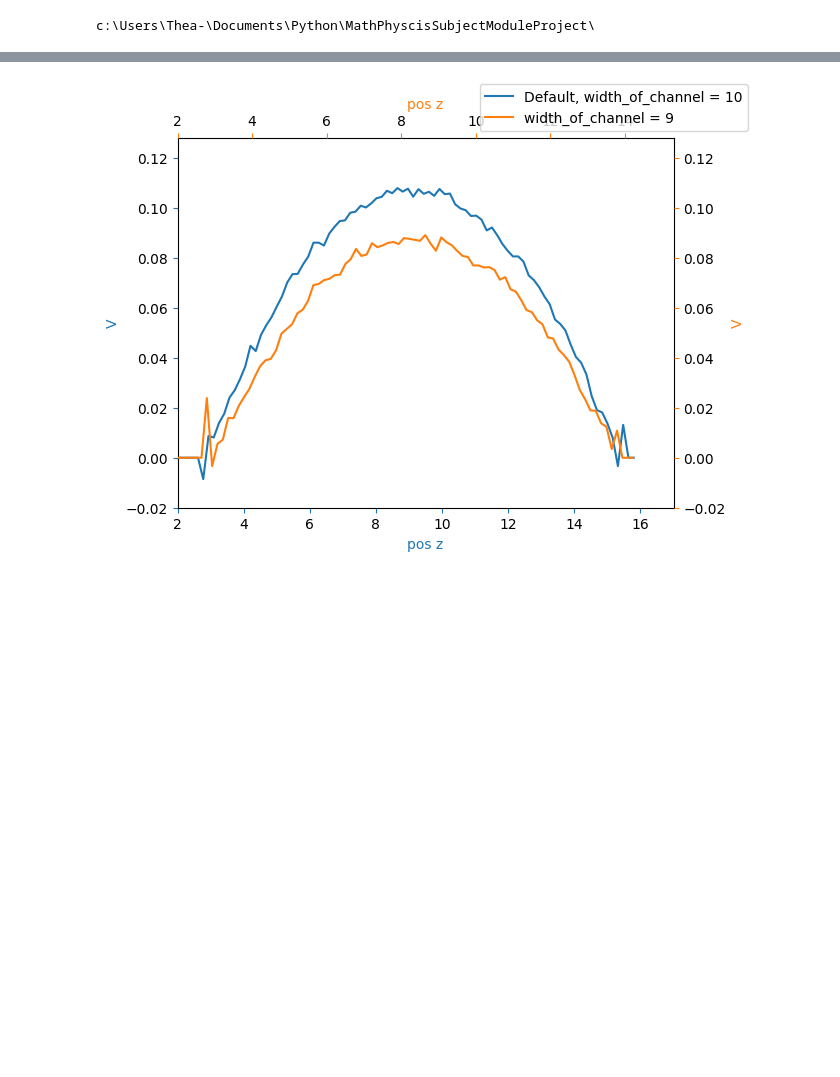
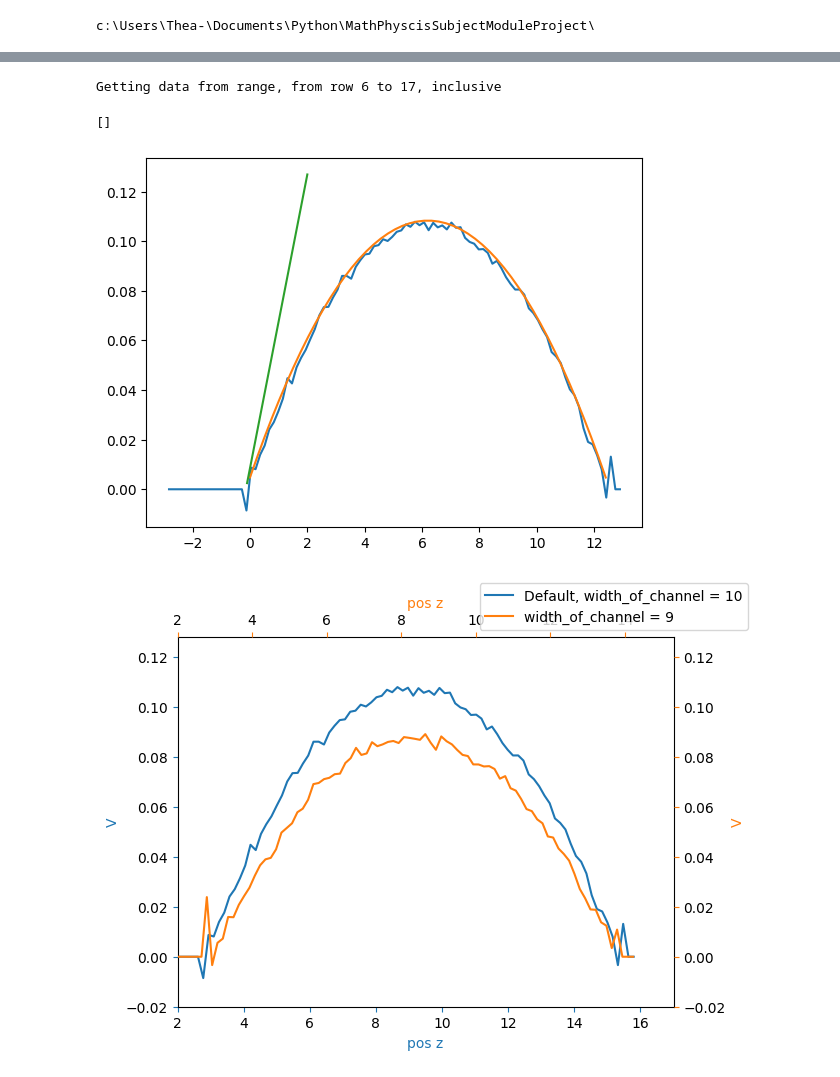
Before and after one commit to Cyandied/MathPhyscisSubjectModuleProject, a Jupyter notebook: DataDisplay/simulationData.ipynb, the cells around one changed output, grey strips where cells are left out. Cells and saved outputs as stored; diff of their text form; code cells hidden in the pictures; blank space fills up the shorter version.

```diff
--- a/DataDisplay/simulationData.ipynb
+++ b/DataDisplay/simulationData.ipynb
@@ -109,25 +66,3 @@ def cleanSpikes(velocity):
             newz.append(0)
         else: newz.append(coord)
     return newz
-# %%
-#Set your default simulation (meaning the simulation you have run where all variables are "default" for you)
-#For me it is T1 at row 5
-default = Data("Thea",5)
-
-#Testing slip length estimation:
-L_s = findSlipLength(default)
-
-print(L_s)
-Z = default["table"]["Z"]-2.9
-min = np.min(Z)
-Y = np.linspace(0,default["simulationParams"]["width_of_channel"]*1.24)
-plt.plot(Z,cleanSpikes(default["table"]["V"]))
-A,B = neumannSlip(L_s,default["simulationParams"]["width_of_channel"]*1.24,default["simulationParams"]["density_fluid"],2.65,-0.01)
-plt.plot(Y,momentumPFlowEquation(Y,default["simulationParams"]["density_fluid"],2.65,-0.01,A,B))
-#End of testing slip length estimation
-
-#In the future, we will have some way of getting the theoretical data here too, but for now it is empty
-theory = None
-
-#I get all my sims, luckily they are right next to eachother in the excel sheet
-sims = getSeveralSims("Thea",rowRange=[6,17])
@@ -139,3 +111,29 @@ Getting data from range, from row 6 to 17, inclusive
+# %%
+#Set your default simulation (meaning the simulation you have run where all variables are "default" for you)
+#For me it is T1 at row 5
+default = Data("Thea",5)
+
+#I get all my sims, luckily they are right next to eachother in the excel sheet
+sims = getSeveralSims("Thea",rowRange=[6,17])
+
+#Testing slip length estimation:
+data = default
+
+L_s,a,b = findSlipLength(data)
+
+Z = data["table"]["Z"]-2.9
+min = np.min(Z)
+Y = np.linspace(0,data["simulationParams"]["width_of_channel"]*1.24)
+plt.plot(Z,cleanSpikes(data["table"]["V"]))
+A,B = neumannSlip(L_s,data["simulationParams"]["width_of_channel"]*1.24,data["simulationParams"]["density_fluid"],2.65,-0.01)
+plt.plot(Y,momentumPFlowEquation(Y,data["simulationParams"]["density_fluid"],2.65,-0.01,A,B))
+X = np.linspace(-0.1,2)
+plt.plot(X,X*a+b)
+#End of testing slip length estimation
+# %% [output]
+Getting data from range, from row 6 to 17, inclusive
+[]
+[figure, added]
 # %%
 #Function purely to not have to look at this exact code over and over again
 def plotInFigure(plot:plt.Axes,sim:dict,label:str,plottype:str,default:dict=None):
```
Also changed, not shown: parts of 3 cells of this notebook.
